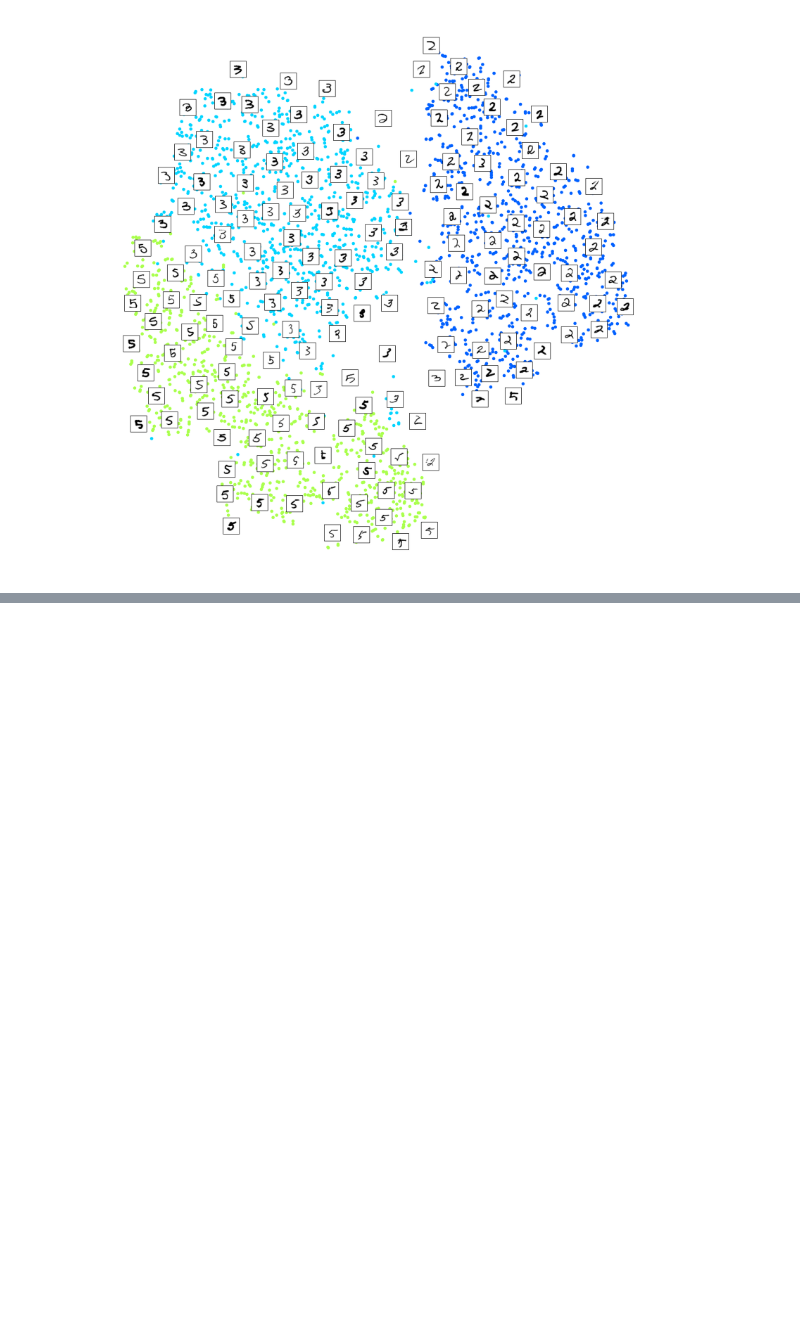
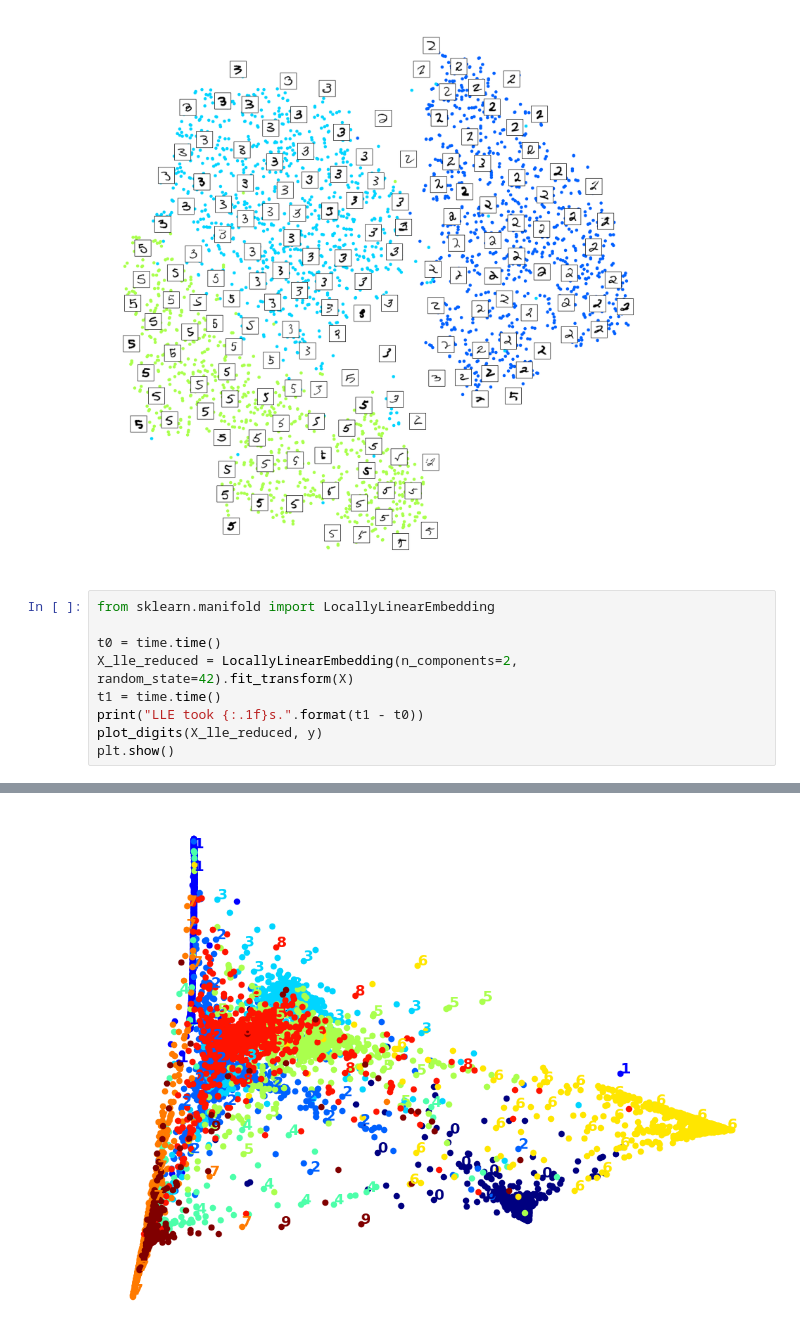
Before and after one commit to andysingal/machine-learning, a Jupyter notebook: Dimension_Reduction_II.ipynb, the cells around one changed output, grey strips where cells are left out. Drawn from its saved outputs; the diff is of its cells as text; blank space fills up the shorter version.

```diff
--- a/Dimension_Reduction_II.ipynb
+++ b/Dimension_Reduction_II.ipynb
@@ -235,3 +235,13 @@ plot_digits(X_reduced, y, images=X, figsize=(35, 25))
 plot_digits(X_subset_reduced, y_subset, images=X_subset, figsize=(22, 22))
 # %% [output]
 [figure]
+# %%
+from sklearn.manifold import LocallyLinearEmbedding
+
+t0 = time.time()
+X_lle_reduced = LocallyLinearEmbedding(n_components=2, random_state=42).fit_transform(X)
+t1 = time.time()
+print("LLE took {:.1f}s.".format(t1 - t0))
+plot_digits(X_lle_reduced, y)
+plt.show()
+# %% [output]
@@ -237,0 +249 @@ plot_digits(X_subset_reduced, y_subset, images=X_subset, figsize=(22, 22))
+[figure, added]
```
Also changed, not shown: parts of 5 cells of this notebook.
